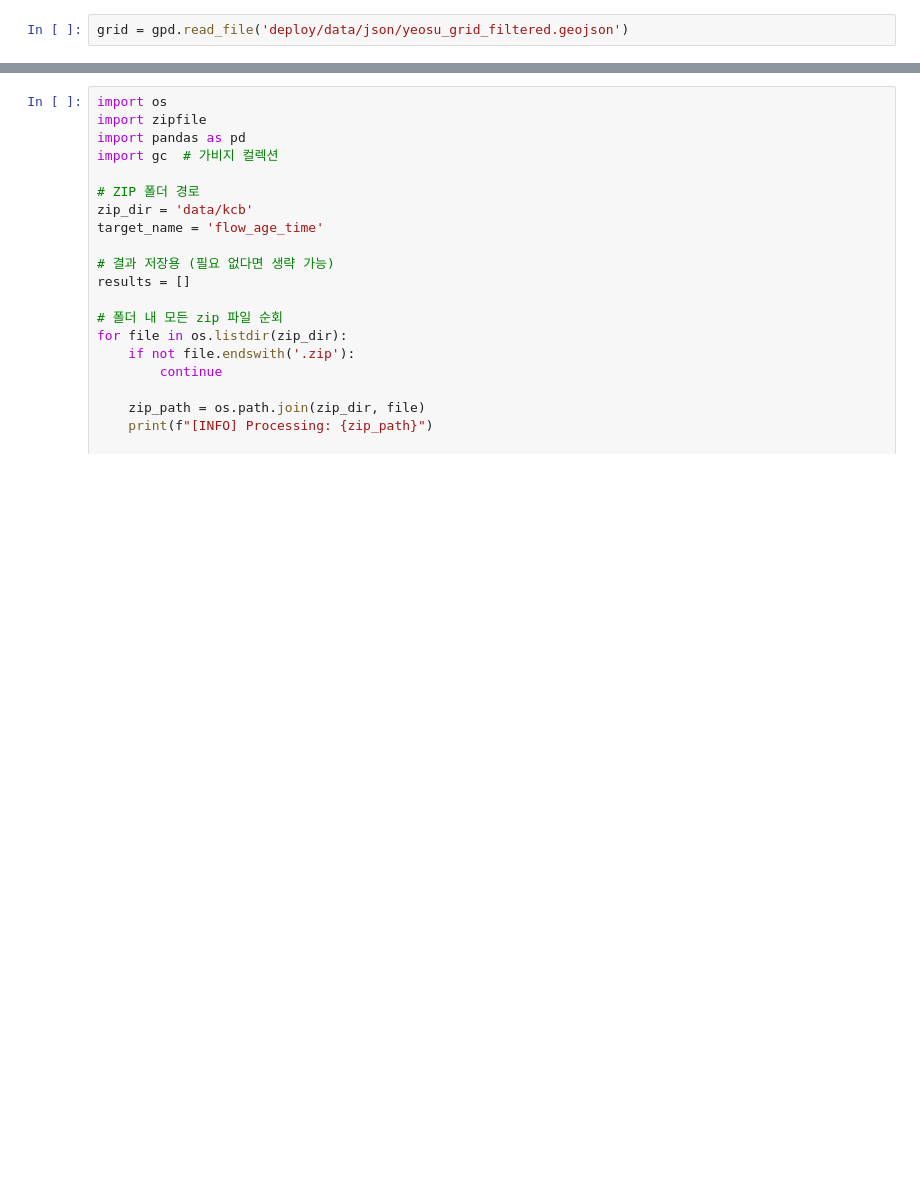
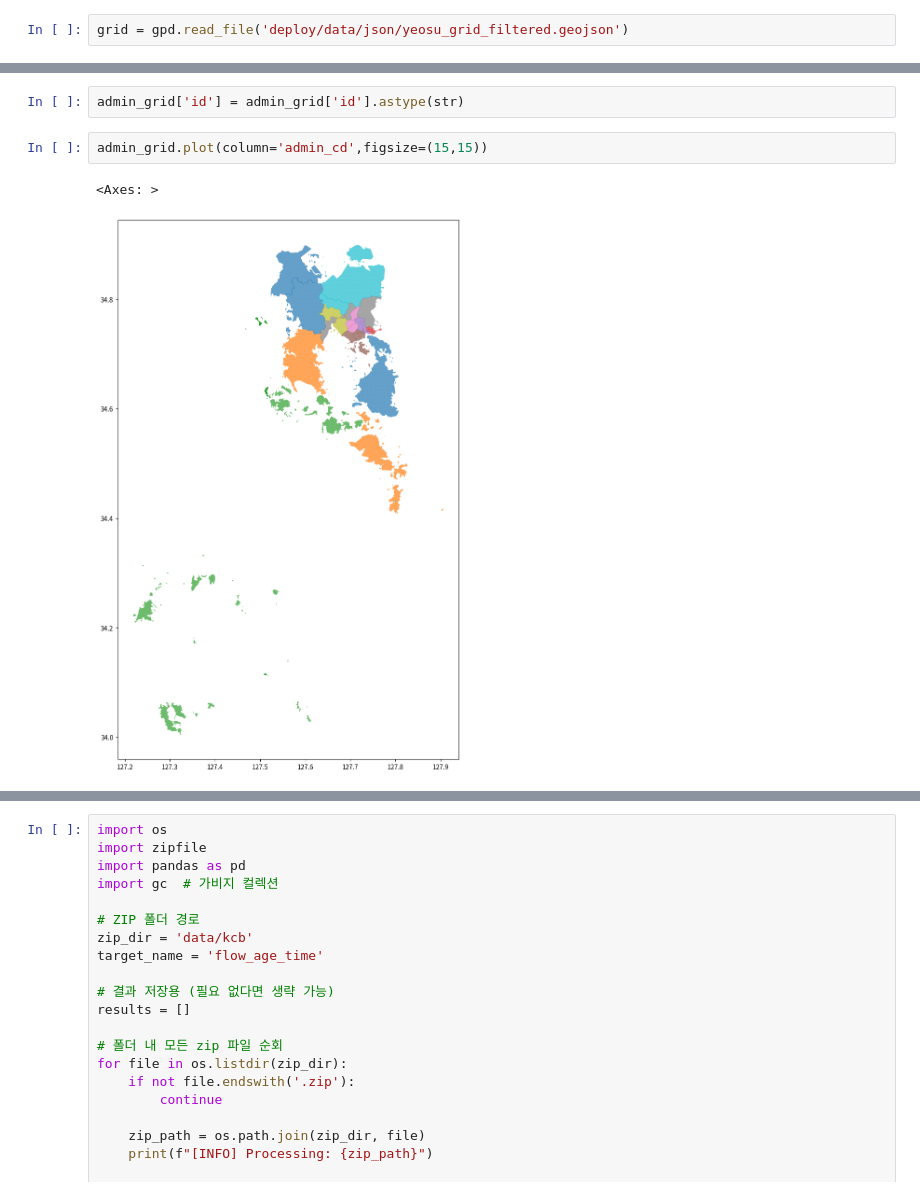
Before and after one commit to KnellBalm/yeosu, a Jupyter notebook: preproc.ipynb, the cells around one changed output, grey strips where cells are left out. Saved outputs shown, nothing was run; the diff lists cells and outputs as text; blank space fills up the shorter version.

```diff
--- a/preproc.ipynb
+++ b/preproc.ipynb
@@ -55,2 +73,9 @@ grid = gpd.read_file('deploy/data/json/yeosu_grid_filtered.geojson')
+# %%
+admin_grid['id'] = admin_grid['id'].astype(str)
+# %%
+admin_grid.plot(column='admin_cd',figsize=(15,15))
+# %% [output]
+<Axes: >
+[figure, added]
 # %%
 from sqlalchemy import create_engine
```
Also changed, not shown: parts of 4 cells of this notebook, 5 other files.
